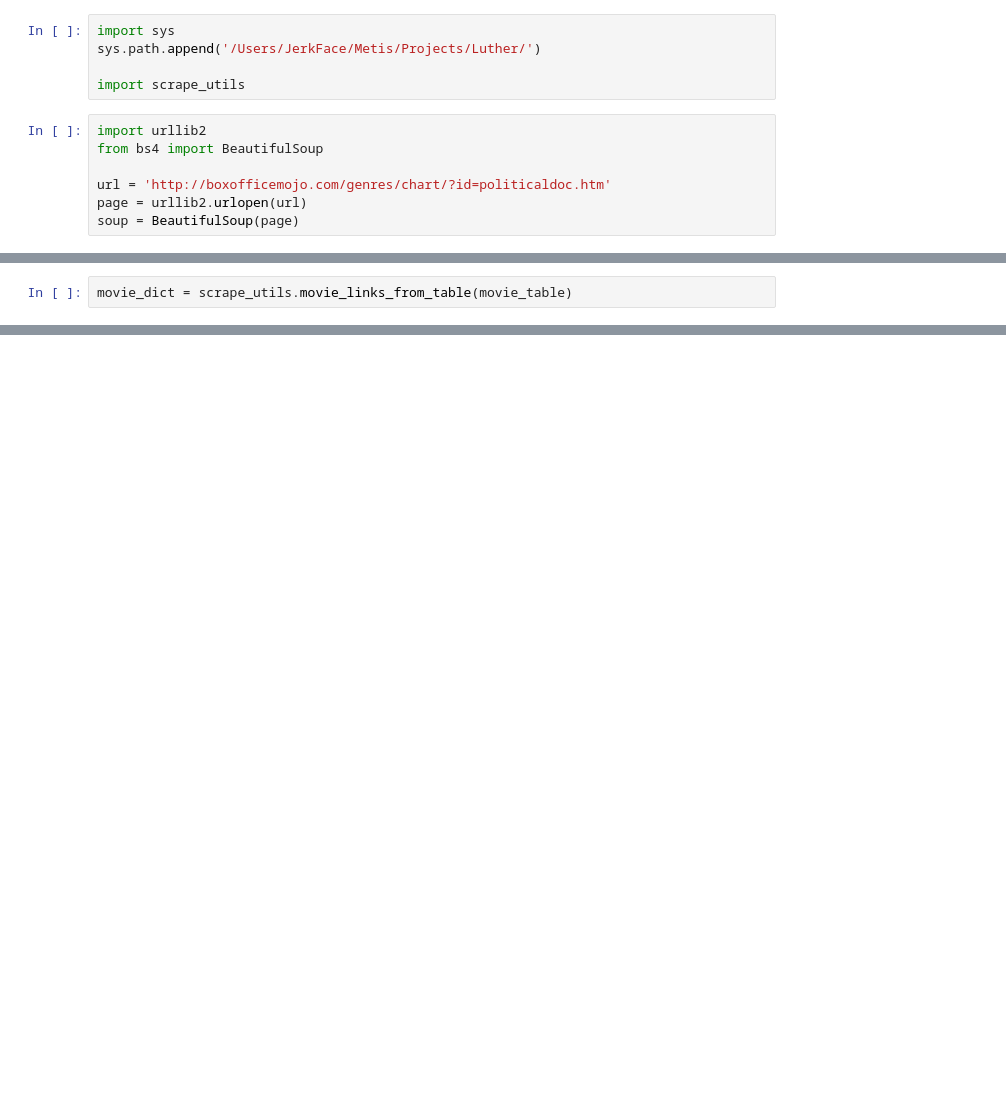
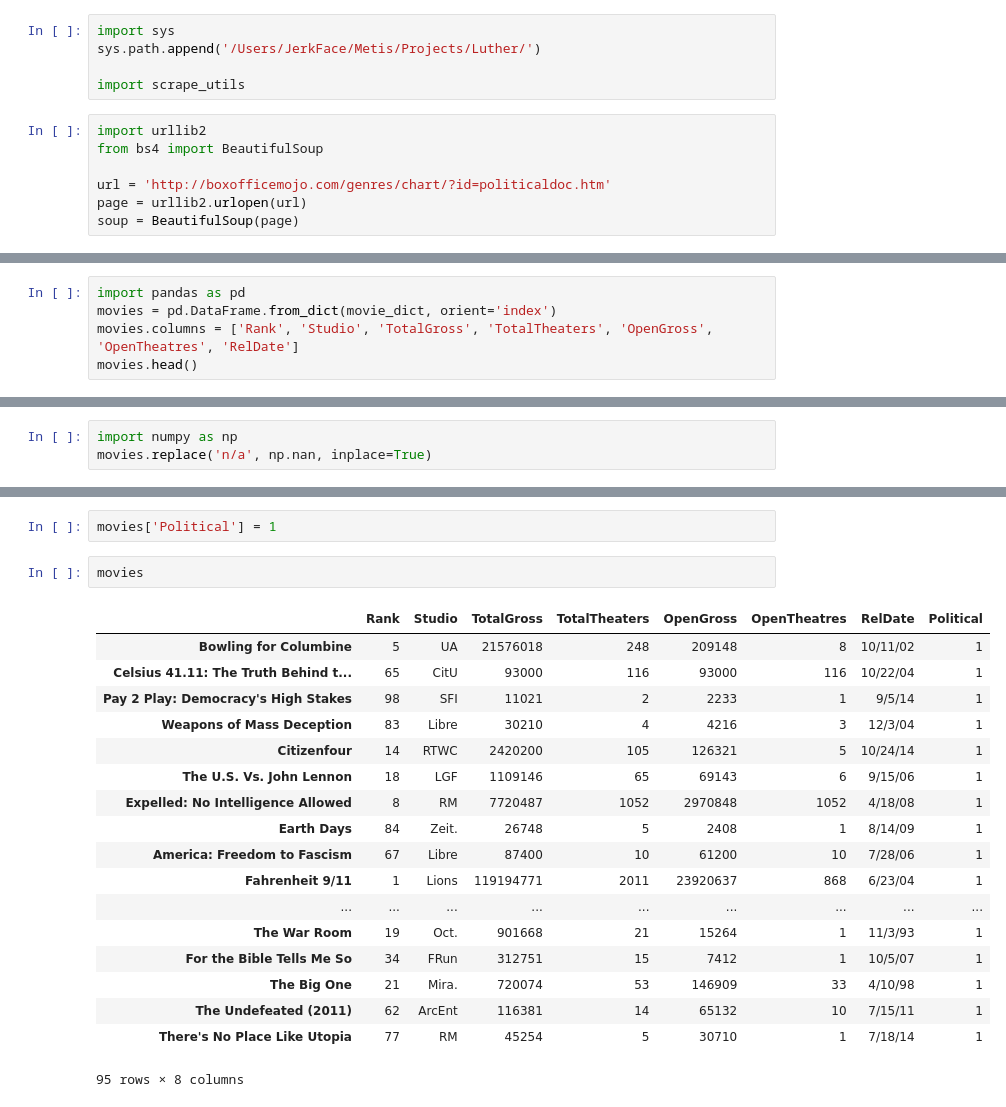
Before and after one commit to EmmanueleSalvati/ProjectLuther, a Jupyter notebook: test_Political_docs.ipynb, the cells around one changed output, grey strips where cells are left out. Saved outputs shown, nothing was run; the diff lists cells and outputs as text; blank space fills up the shorter version.

```diff
--- a/test_Political_docs.ipynb
+++ b/test_Political_docs.ipynb
@@ -42,2 +16,0 @@ $68,969 1 6/22/07
-# %%
-movie_dict = scrape_utils.movie_links_from_table(movie_table)
@@ -63,0 +17,5 @@ movie_dict
+# %%
+import pandas as pd
+movies = pd.DataFrame.from_dict(movie_dict, orient='index')
+movies.columns = ['Rank', 'Studio', 'TotalGross', 'TotalTheaters', 'OpenGross', 'OpenTheatres', 'RelDate']
+movies.head()
@@ -63,0 +83,3 @@ movie_dict
+# %%
+import numpy as np
+movies.replace('n/a', np.nan, inplace=True)
@@ -63,0 +136,23 @@ movie_dict
+# %%
+movies['Political'] = 1
+# %%
+movies
+# %% [output]
+|  | Rank | Studio | TotalGross | TotalTheaters | OpenGross | OpenTheatres | RelDate | Political |
+| Bowling for Columbine | 5 | UA | 21576018 | 248 | 209148 | 8 | 10/11/02 | 1 |
+| Celsius 41.11: The Truth Behind t... | 65 | CitU | 93000 | 116 | 93000 | 116 | 10/22/04 | 1 |
+| Pay 2 Play: Democracy's High Stakes | 98 | SFI | 11021 | 2 | 2233 | 1 | 9/5/14 | 1 |
+| Weapons of Mass Deception | 83 | Libre | 30210 | 4 | 4216 | 3 | 12/3/04 | 1 |
+| Citizenfour | 14 | RTWC | 2420200 | 105 | 126321 | 5 | 10/24/14 | 1 |
+| The U.S. Vs. John Lennon | 18 | LGF | 1109146 | 65 | 69143 | 6 | 9/15/06 | 1 |
+| Expelled: No Intelligence Allowed | 8 | RM | 7720487 | 1052 | 2970848 | 1052 | 4/18/08 | 1 |
+| Earth Days | 84 | Zeit. | 26748 | 5 | 2408 | 1 | 8/14/09 | 1 |
+| America: Freedom to Fascism | 67 | Libre | 87400 | 10 | 61200 | 10 | 7/28/06 | 1 |
+| Fahrenheit 9/11 | 1 | Lions | 119194771 | 2011 | 23920637 | 868 | 6/23/04 | 1 |
+| ... | ... | ... | ... | ... | ... | ... | ... | ... |
+| The War Room | 19 | Oct. | 901668 | 21 | 15264 | 1 | 11/3/93 | 1 |
+| For the Bible Tells Me So | 34 | FRun | 312751 | 15 | 7412 | 1 | 10/5/07 | 1 |
+| The Big One | 21 | Mira. | 720074 | 53 | 146909 | 33 | 4/10/98 | 1 |
+| The Undefeated (2011) | 62 | ArcEnt | 116381 | 14 | 65132 | 10 | 7/15/11 | 1 |
+| There's No Place Like Utopia | 77 | RM | 45254 | 5 | 30710 | 1 | 7/18/14 | 1 |
+95 rows × 8 columns
```
Also changed, not shown: parts of 15 cells of this notebook, 4 other files.
